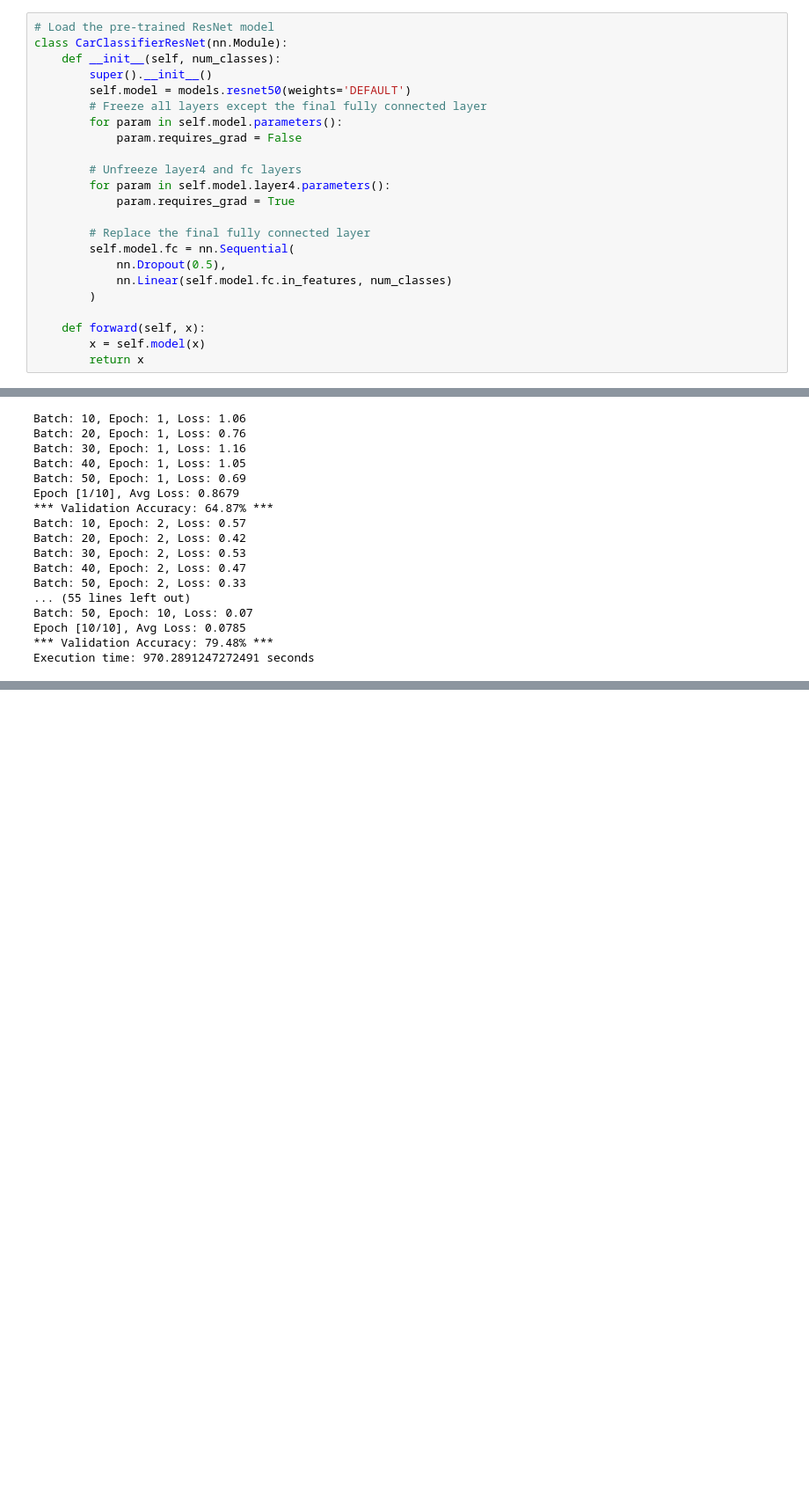
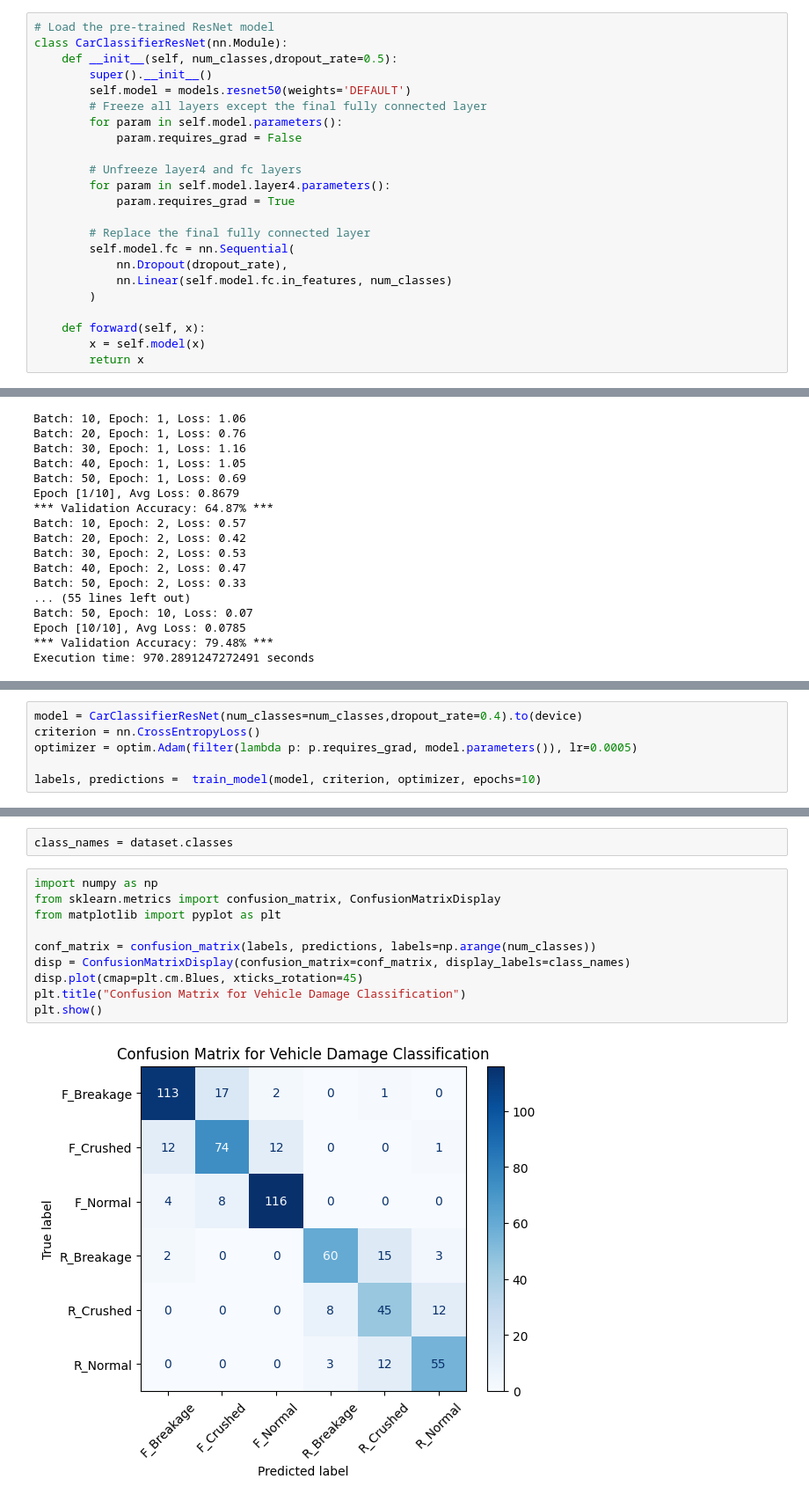
Before and after one commit to PradeepSomannavar/CarDamageDetection, a Jupyter notebook: training/damage_pred.ipynb, the cells around one changed output, grey strips where cells are left out. Shown at 88% size. Cells and saved outputs as stored; diff of their text form; blank space fills up the shorter version.

```diff
--- a/training/Untitled.ipynb
+++ b/training/damage_pred.ipynb
@@ -246,7 +246,7 @@ Execution time: 2070.7057485580444 seconds
 # %%
 # Load the pre-trained ResNet model
 class CarClassifierResNet(nn.Module):
-    def __init__(self, num_classes):
+    def __init__(self, num_classes,dropout_rate=0.5):
         super().__init__()
         self.model = models.resnet50(weights='DEFAULT')
         # Freeze all layers except the final fully connected layer
@@ -259,7 +259,7 @@ class CarClassifierResNet(nn.Module):
 
         # Replace the final fully connected layer
         self.model.fc = nn.Sequential(
-            nn.Dropout(0.5),
+            nn.Dropout(dropout_rate),
             nn.Linear(self.model.fc.in_features, num_classes)
         )
 
@@ -293,0 +301,6 @@ Execution time: 970.2891247272491 seconds
+# %%
+model = CarClassifierResNet(num_classes=num_classes,dropout_rate=0.4).to(device)
+criterion = nn.CrossEntropyLoss()
+optimizer = optim.Adam(filter(lambda p: p.requires_grad, model.parameters()), lr=0.0005)
+
+labels, predictions =  train_model(model, criterion, optimizer, epochs=10)
@@ -293,0 +325,14 @@ Execution time: 970.2891247272491 seconds
+# %%
+class_names = dataset.classes
+# %%
+import numpy as np
+from sklearn.metrics import confusion_matrix, ConfusionMatrixDisplay
+from matplotlib import pyplot as plt
+
+conf_matrix = confusion_matrix(labels, predictions, labels=np.arange(num_classes))
+disp = ConfusionMatrixDisplay(confusion_matrix=conf_matrix, display_labels=class_names)
+disp.plot(cmap=plt.cm.Blues, xticks_rotation=45)
+plt.title("Confusion Matrix for Vehicle Damage Classification")
+plt.show()
+# %% [output]
+[figure, added]
```
Also changed, not shown: parts of 3 cells of this notebook, 1 other file.
